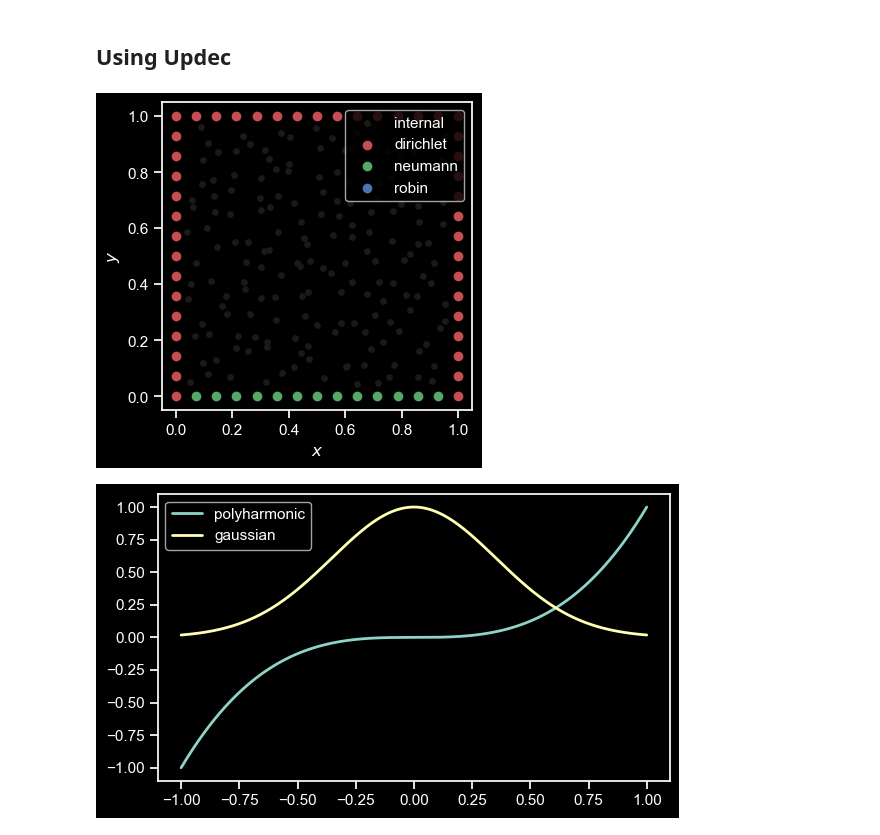
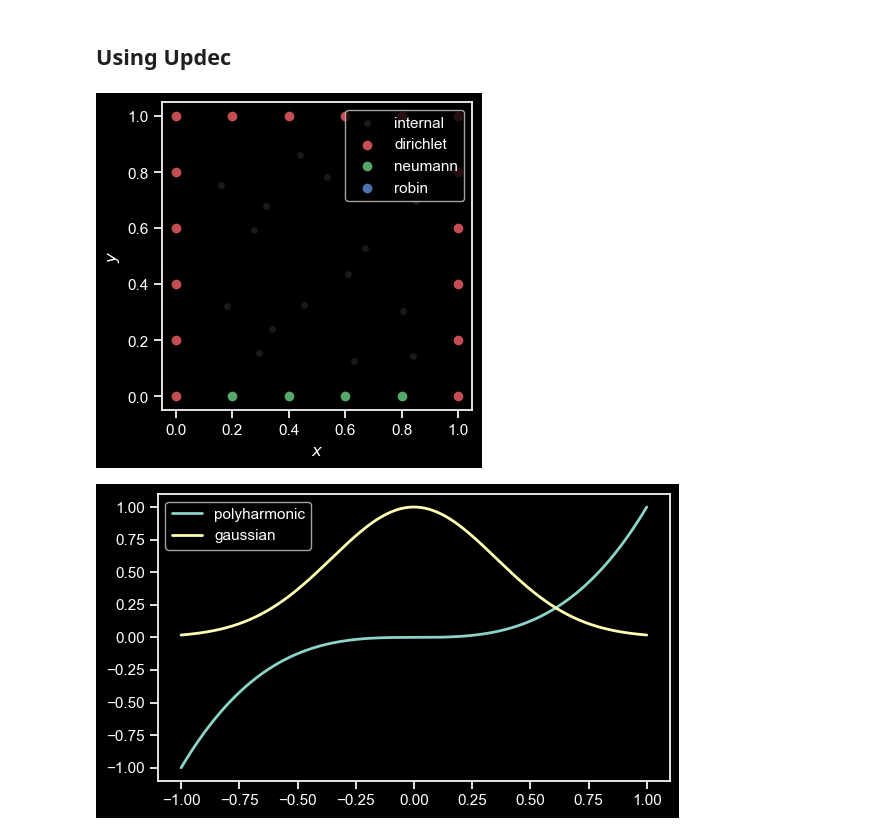
Before and after one commit to ddrous/Updes, a Jupyter notebook: examples/01_laplace_with_rbf.ipynb, the cells around one changed output. Drawn from its saved outputs; the diff is of its cells as text; code cells hidden in the pictures.

```diff
--- a/examples/01_laplace_with_rbf.ipynb
+++ b/examples/01_laplace_with_rbf.ipynb
@@ -28,22 +28,22 @@ key = jax.random.PRNGKey(42)
 ## Using Updec
 # %%
 facet_types={"south":"n", "west":"d", "north":"d", "east":"d"}
-size = 15
+size = 6
 cloud = SquareCloud(Nx=size, Ny=size, facet_types=facet_types, noise_key=key, support_size=size*size-1)
 
 # h = cloud.average_spacing()
 # alpha = (cloud.N)**(-0.25)
 
 # RBF = Partial(gaussian, eps=2e-0)      ## Can define which rbf to use
 RBF = polyharmonic
 MAX_DEGREE = 4
 
 # facet_types = {"Dirichlet":"d"}
 # cloud = GmshCloud("./meshes/disk.msh", facet_types, support_size=20)
 
 cloud.visualize_cloud(figsize=(4,4), cmap="cmr.amber");
 # %% [output]
-[figure, old version]
+[figure, new version]
 # %%
 # print(alpha, h)
 x=jnp.linspace(-1,1,1000)
```
Also changed, not shown: parts of 2 cells of this notebook.
